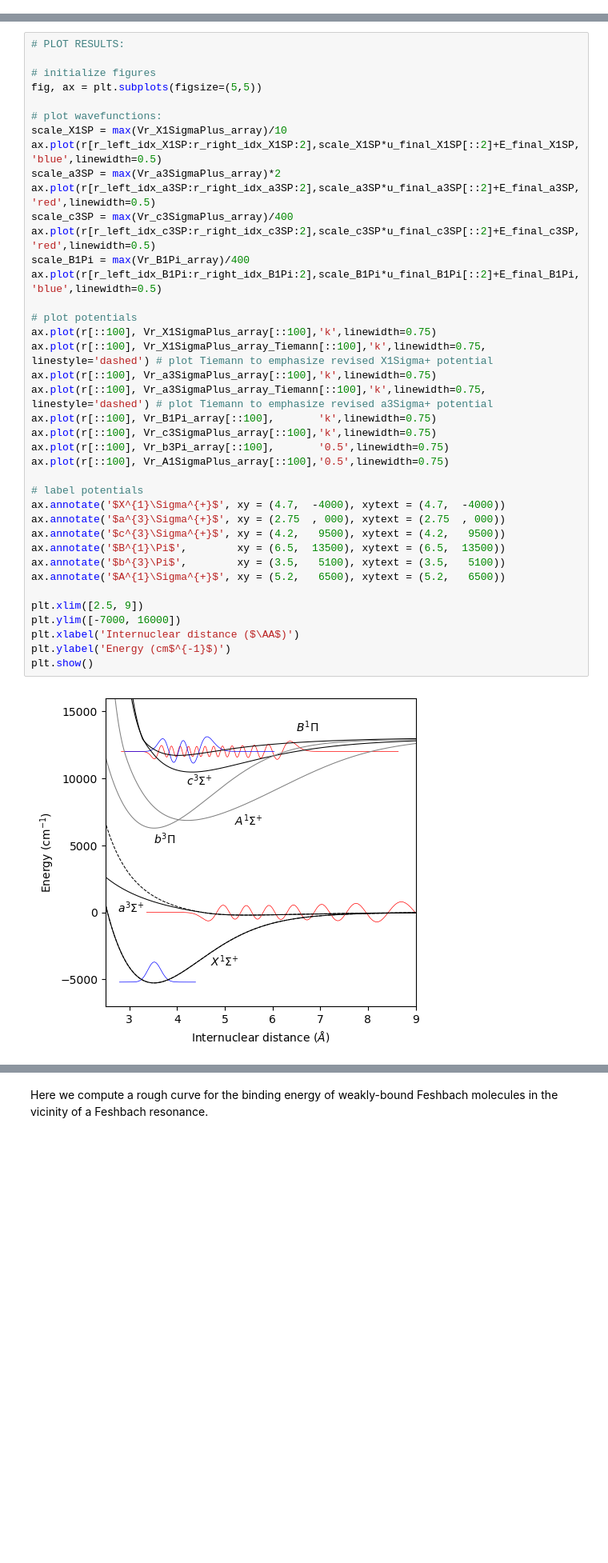
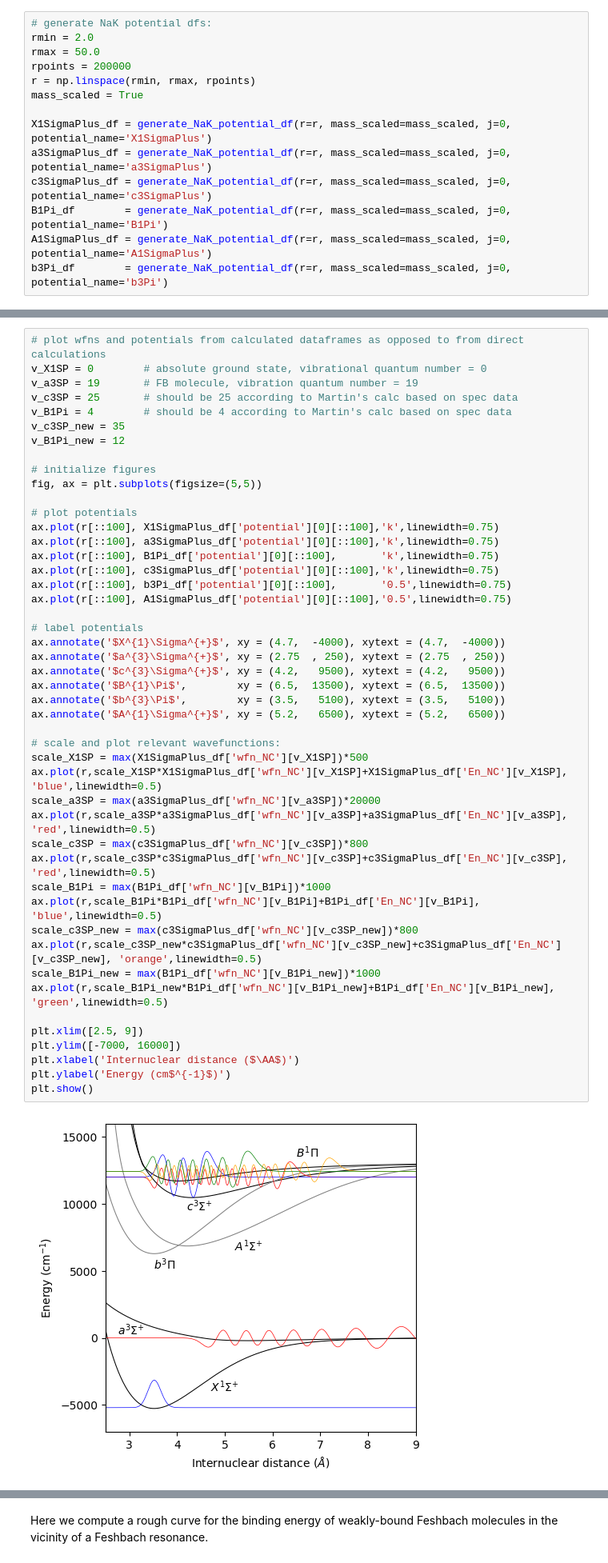
Before and after one commit to huanium/huanium, a Jupyter notebook: MIT_PhD/AMO_Calculator/AMO_Calculator.ipynb, the cells around one changed output, grey strips where cells are left out. Shown at 80% size. Saved outputs shown, nothing was run; the diff lists cells and outputs as text; blank space fills up the shorter version.

```diff
--- a/MIT_PhD/AMO_Calculator/AMO_Calculator.ipynb
+++ b/MIT_PhD/AMO_Calculator/AMO_Calculator.ipynb
@@ -1772 +1847,15 @@ First few nearest pairs:
+# %%
+# generate NaK potential dfs:
+rmin = 2.0
+rmax = 50.0
+rpoints = 200000
+r = np.linspace(rmin, rmax, rpoints)
+mass_scaled = True
+
+X1SigmaPlus_df = generate_NaK_potential_df(r=r, mass_scaled=mass_scaled, j=0, potential_name='X1SigmaPlus')
+a3SigmaPlus_df = generate_NaK_potential_df(r=r, mass_scaled=mass_scaled, j=0, potential_name='a3SigmaPlus')
+c3SigmaPlus_df = generate_NaK_potential_df(r=r, mass_scaled=mass_scaled, j=0, potential_name='c3SigmaPlus')
+B1Pi_df        = generate_NaK_potential_df(r=r, mass_scaled=mass_scaled, j=0, potential_name='B1Pi')
+A1SigmaPlus_df = generate_NaK_potential_df(r=r, mass_scaled=mass_scaled, j=0, potential_name='A1SigmaPlus')
+b3Pi_df        = generate_NaK_potential_df(r=r, mass_scaled=mass_scaled, j=0, potential_name='b3Pi')
 # %% [markdown]
@@ -1857,42 +1863,50 @@ We notice significant difference between the two versions of the $a^3\Sigma^+$ p
 # %%
-# PLOT RESULTS:
+# plot wfns and potentials from calculated dataframes as opposed to from direct calculations
+v_X1SP = 0        # absolute ground state, vibrational quantum number = 0
+v_a3SP = 19       # FB molecule, vibration quantum number = 19
+v_c3SP = 25       # should be 25 according to Martin's calc based on spec data
+v_B1Pi = 4        # should be 4 according to Martin's calc based on spec data
+v_c3SP_new = 35
+v_B1Pi_new = 12
 
 # initialize figures
 fig, ax = plt.subplots(figsize=(5,5))
 
-# plot wavefunctions:
-scale_X1SP = max(Vr_X1SigmaPlus_array)/10
-ax.plot(r[r_left_idx_X1SP:r_right_idx_X1SP:2],scale_X1SP*u_final_X1SP[::2]+E_final_X1SP, 'blue',linewidth=0.5)
-scale_a3SP = max(Vr_a3SigmaPlus_array)*2
-ax.plot(r[r_left_idx_a3SP:r_right_idx_a3SP:2],scale_a3SP*u_final_a3SP[::2]+E_final_a3SP, 'red',linewidth=0.5)
-scale_c3SP = max(Vr_c3SigmaPlus_array)/400
-ax.plot(r[r_left_idx_c3SP:r_right_idx_c3SP:2],scale_c3SP*u_final_c3SP[::2]+E_final_c3SP, 'red',linewidth=0.5)
-scale_B1Pi = max(Vr_B1Pi_array)/400
-ax.plot(r[r_left_idx_B1Pi:r_right_idx_B1Pi:2],scale_B1Pi*u_final_B1Pi[::2]+E_final_B1Pi, 'blue',linewidth=0.5)
-
 # plot potentials
-ax.plot(r[::100], Vr_X1SigmaPlus_array[::100],'k',linewidth=0.75)
-ax.plot(r[::100], Vr_X1SigmaPlus_array_Tiemann[::100],'k',linewidth=0.75, linestyle='dashed') # plot Tiemann to emphasize revised X1Sigma+ potential
-ax.plot(r[::100], Vr_a3SigmaPlus_array[::100],'k',linewidth=0.75)
-ax.plot(r[::100], Vr_a3SigmaPlus_array_Tiemann[::100],'k',linewidth=0.75, linestyle='dashed') # plot Tiemann to emphasize revised a3Sigma+ potential
-ax.plot(r[::100], Vr_B1Pi_array[::100],       'k',linewidth=0.75)
-ax.plot(r[::100], Vr_c3SigmaPlus_array[::100],'k',linewidth=0.75)
-ax.plot(r[::100], Vr_b3Pi_array[::100],       '0.5',linewidth=0.75)
-ax.plot(r[::100], Vr_A1SigmaPlus_array[::100],'0.5',linewidth=0.75)
+ax.plot(r[::100], X1SigmaPlus_df['potential'][0][::100],'k',linewidth=0.75)
+ax.plot(r[::100], a3SigmaPlus_df['potential'][0][::100],'k',linewidth=0.75)
+ax.plot(r[::100], B1Pi_df['potential'][0][::100],       'k',linewidth=0.75)
+ax.plot(r[::100], c3SigmaPlus_df['potential'][0][::100],'k',linewidth=0.75)
+ax.plot(r[::100], b3Pi_df['potential'][0][::100],       '0.5',linewidth=0.75)
+ax.plot(r[::100], A1SigmaPlus_df['potential'][0][::100],'0.5',linewidth=0.75)
 
 # label potentials
 ax.annotate('$X^{1}\Sigma^{+}$', xy = (4.7,  -4000), xytext = (4.7,  -4000))
-ax.annotate('$a^{3}\Sigma^{+}$', xy = (2.75  , 000), xytext = (2.75  , 000))
+ax.annotate('$a^{3}\Sigma^{+}$', xy = (2.75  , 250), xytext = (2.75  , 250))
 ax.annotate('$c^{3}\Sigma^{+}$', xy = (4.2,   9500), xytext = (4.2,   9500))
 ax.annotate('$B^{1}\Pi$',        xy = (6.5,  13500), xytext = (6.5,  13500))
 ax.annotate('$b^{3}\Pi$',        xy = (3.5,   5100), xytext = (3.5,   5100))
 ax.annotate('$A^{1}\Sigma^{+}$', xy = (5.2,   6500), xytext = (5.2,   6500))
+
+# scale and plot relevant wavefunctions:
+scale_X1SP = max(X1SigmaPlus_df['wfn_NC'][v_X1SP])*500
+ax.plot(r,scale_X1SP*X1SigmaPlus_df['wfn_NC'][v_X1SP]+X1SigmaPlus_df['En_NC'][v_X1SP], 'blue',linewidth=0.5)
+scale_a3SP = max(a3SigmaPlus_df['wfn_NC'][v_a3SP])*20000
+ax.plot(r,scale_a3SP*a3SigmaPlus_df['wfn_NC'][v_a3SP]+a3SigmaPlus_df['En_NC'][v_a3SP], 'red',linewidth=0.5)
+scale_c3SP = max(c3SigmaPlus_df['wfn_NC'][v_c3SP])*800
+ax.plot(r,scale_c3SP*c3SigmaPlus_df['wfn_NC'][v_c3SP]+c3SigmaPlus_df['En_NC'][v_c3SP], 'red',linewidth=0.5)
+scale_B1Pi = max(B1Pi_df['wfn_NC'][v_B1Pi])*1000
+ax.plot(r,scale_B1Pi*B1Pi_df['wfn_NC'][v_B1Pi]+B1Pi_df['En_NC'][v_B1Pi], 'blue',linewidth=0.5)
+scale_c3SP_new = max(c3SigmaPlus_df['wfn_NC'][v_c3SP_new])*800
+ax.plot(r,scale_c3SP_new*c3SigmaPlus_df['wfn_NC'][v_c3SP_new]+c3SigmaPlus_df['En_NC'][v_c3SP_new], 'orange',linewidth=0.5)
+scale_B1Pi_new = max(B1Pi_df['wfn_NC'][v_B1Pi_new])*1000
+ax.plot(r,scale_B1Pi_new*B1Pi_df['wfn_NC'][v_B1Pi_new]+B1Pi_df['En_NC'][v_B1Pi_new], 'green',linewidth=0.5)
 
 plt.xlim([2.5, 9])
 plt.ylim([-7000, 16000])
 plt.xlabel('Internuclear distance ($\AA$)')
 plt.ylabel('Energy (cm$^{-1}$)')
 plt.show()
 # %% [output]
-[figure, old version]
+[figure, new version]
 # %% [markdown]
```
Also changed, not shown: parts of 22 cells of this notebook, 2 other files.
